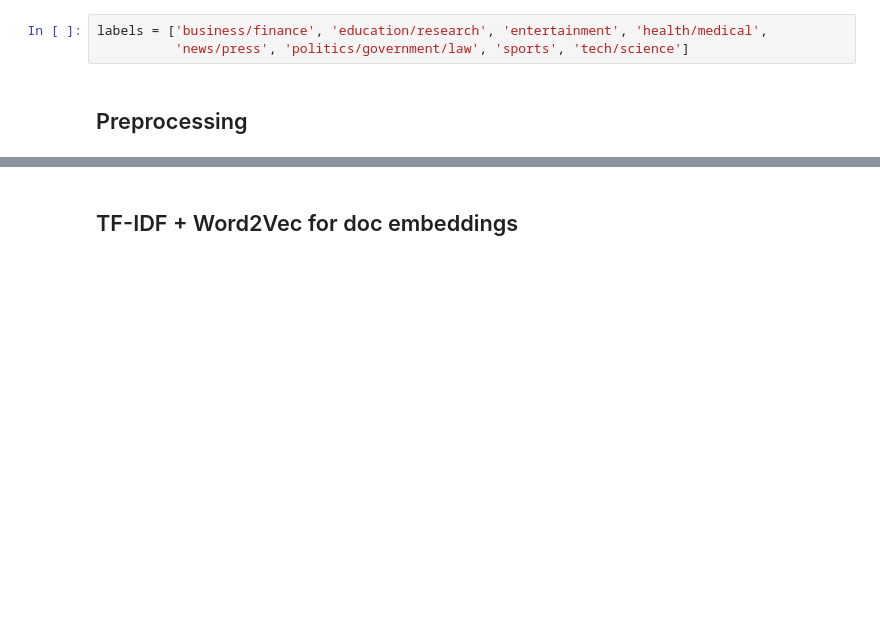
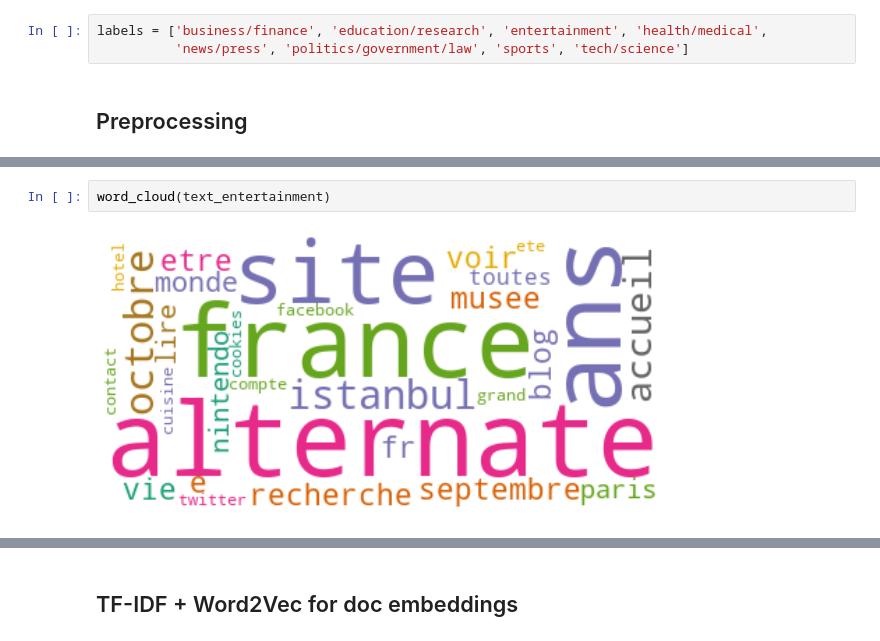
Before and after one commit to karray3000/ALTEGRAD-Challenge, a Jupyter notebook: models/doc_embedding/Doc embeddings.ipynb, the cells around one changed output, grey strips where cells are left out. Drawn from its saved outputs; the diff is of its cells as text; blank space fills up the shorter version.

```diff
--- a/models/doc_embedding/Doc embeddings.ipynb
+++ b/models/doc_embedding/Doc embeddings.ipynb
@@ -224,0 +377,4 @@ data_test = full_preprocessing(data_test, 'test_clean.csv.zip')
+# %%
+word_cloud(text_entertainment)
+# %% [output]
+[figure, added]
```
Also changed, not shown: parts of 31 cells of this notebook.
